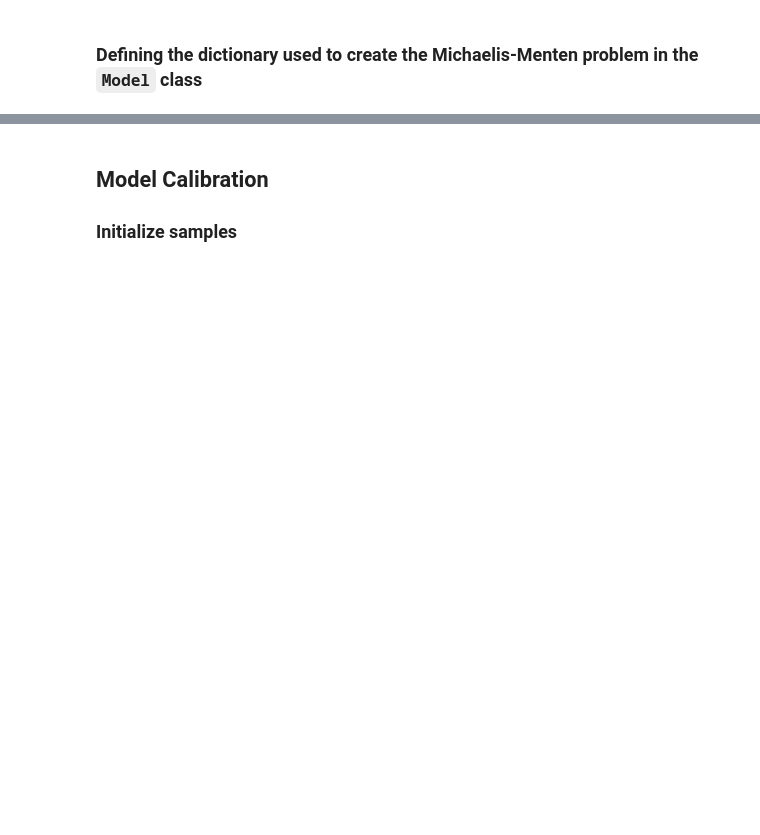
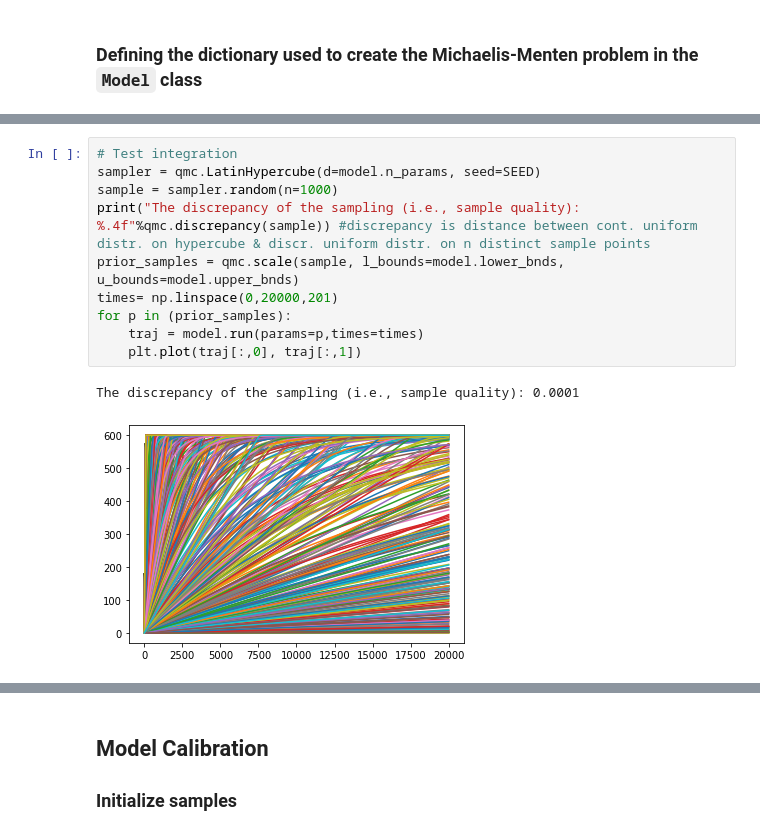
Before and after one commit to LarkinIt/BayesianBenchmark, a Jupyter notebook: mm/mm_demo.ipynb, the cells around one changed output, grey strips where cells are left out. Saved outputs shown, nothing was run; the diff lists cells and outputs as text; blank space fills up the shorter version.

```diff
--- a/mm/mm_demo.ipynb
+++ b/mm/mm_demo.ipynb
@@ -258,0 +232,13 @@ print(mod.log_likelihood([-20,2,-5]))
+# %%
+# Test integration
+sampler = qmc.LatinHypercube(d=model.n_params, seed=SEED)
+sample = sampler.random(n=1000)
+print("The discrepancy of the sampling (i.e., sample quality): %.4f"%qmc.discrepancy(sample)) #discrepancy is distance between cont. uniform distr. on hypercube & discr. uniform distr. on n distinct sample points
+prior_samples = qmc.scale(sample, l_bounds=model.lower_bnds, u_bounds=model.upper_bnds)
+times= np.linspace(0,20000,201)
+for p in (prior_samples):
+    traj = model.run(params=p,times=times)
+    plt.plot(traj[:,0], traj[:,1])
+# %% [output]
+The discrepancy of the sampling (i.e., sample quality): 0.0001
+[figure, added]
```
Also changed, not shown: parts of 13 cells of this notebook, 6 other files.
